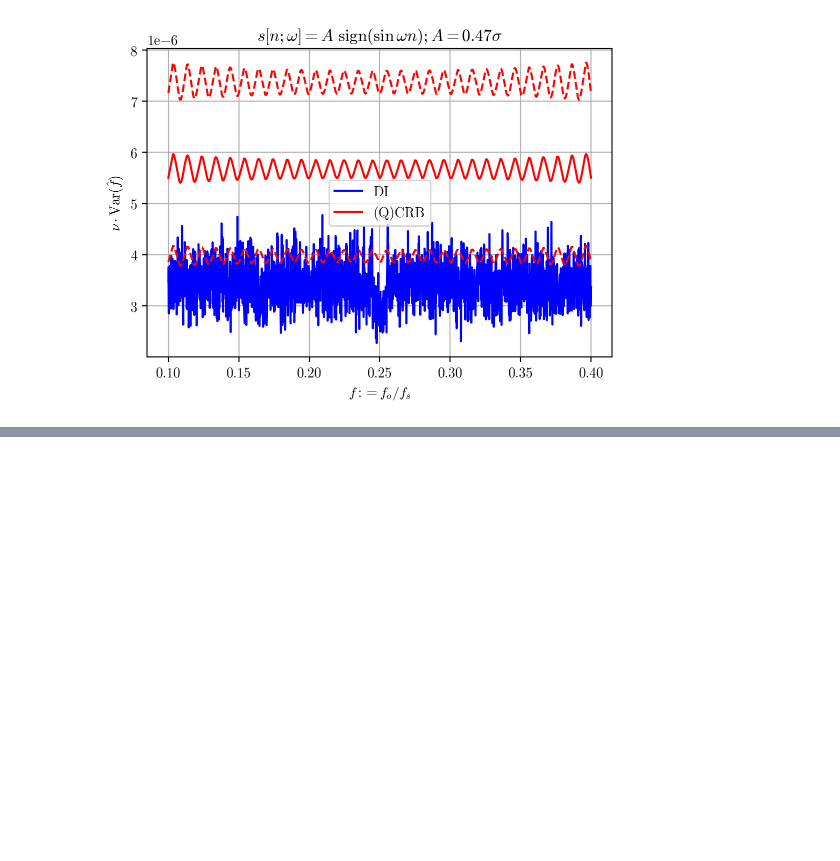
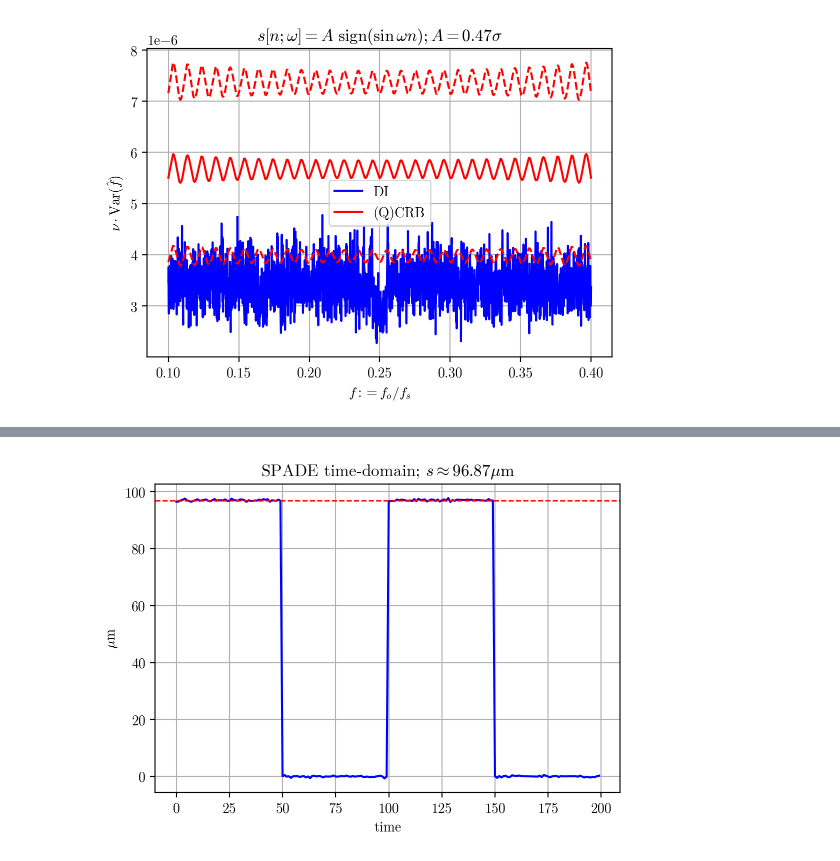
Before and after one commit to huchaoning/freqest-draft, a Jupyter notebook: simulations.ipynb, the cells around one changed output, grey strips where cells are left out. Drawn from its saved outputs; the diff is of its cells as text; code cells hidden in the pictures; blank space fills up the shorter version.

```diff
--- a/simulations.ipynb
+++ b/simulations.ipynb
@@ -39,0 +65,12 @@ plot(x_axis, 0.7 * crb, 'r--', xlabel=r'$f:=f_o/f_s$')
+# %%
+
+meta = MetaData('SPADE', 0.01, 5*DMD.PIXEL_SIZE/2, 0, sampling_rate=1)
+c = Simulator(meta)
+cropped_data = np.array([c.gen(1000, sample_length=200) for _ in range(200)])
+# %%
+td = td_estimator('SPADE', cropped_data, spade_method='zhou2023')
+# %%
+plot(td.mean(0), title=r'SPADE time-domain; $s\approx 96.87 {\rm \mu m}$', ylabel=r'${\rm \mu m}$', xlabel='time')
+axline(h=5*DMD.PIXEL_SIZE,c='r', w=1)
+# %% [output]
+[figure, added]
```
Also changed, not shown: parts of 5 cells of this notebook, 2 other files.
